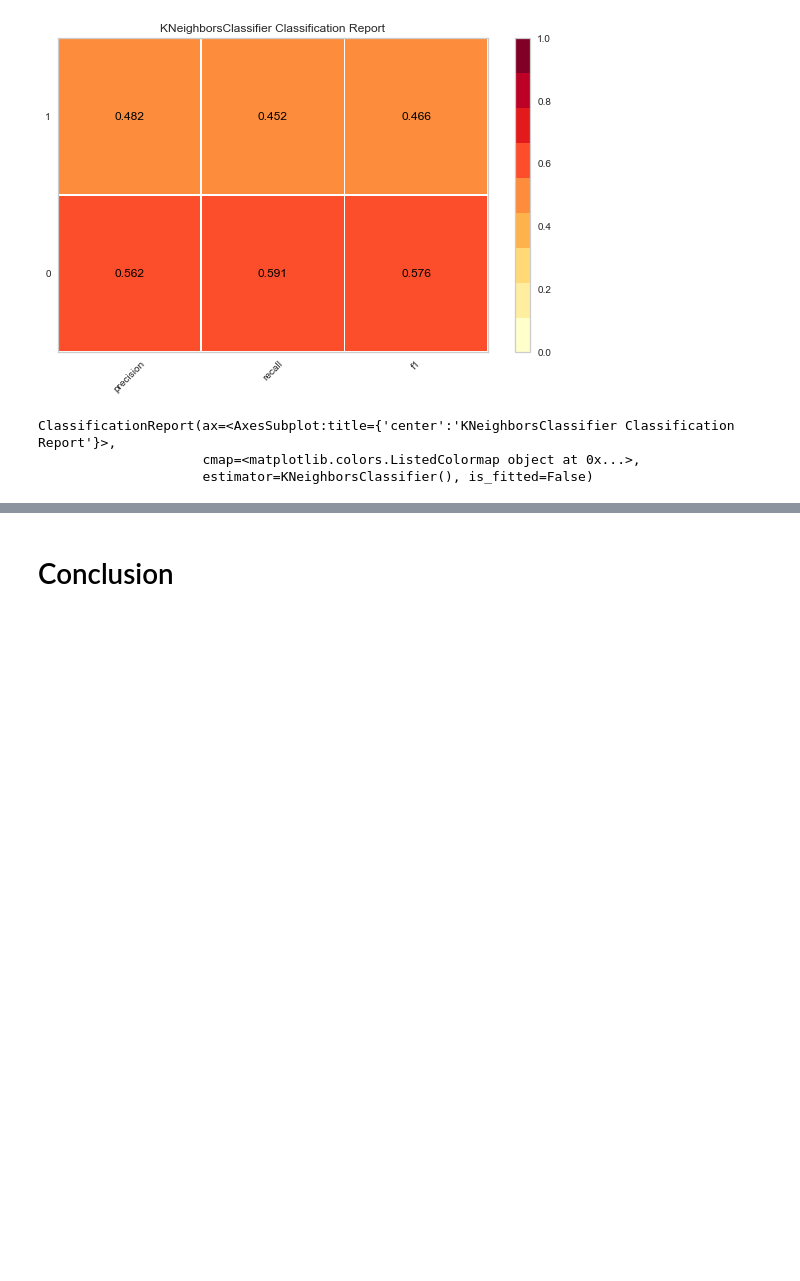
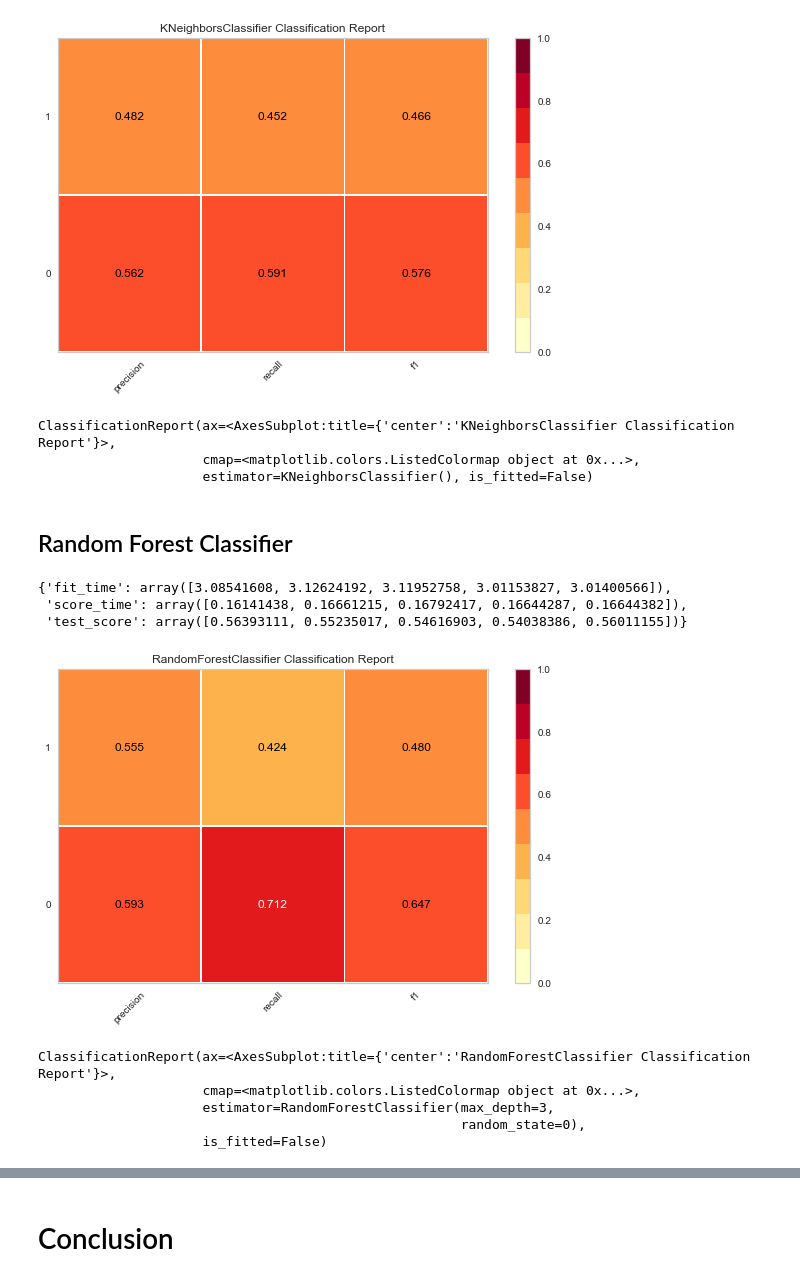
Before and after one commit to georgetown-analytics/MLB, a Jupyter notebook: ML_Wrangling.ipynb, the cells around one changed output, grey strips where cells are left out. Cells and saved outputs as stored; diff of their text form; code cells hidden in the pictures; blank space fills up the shorter version.

Commit message:
reandom forest model added

```diff
--- a/ML_Wrangling.ipynb
+++ b/ML_Wrangling.ipynb
@@ -225,3 +226,21 @@ classification_report(KNeighborsClassifier(n_neighbors=5), X_train, y_train, X_t
 ClassificationReport(ax=<AxesSubplot:title={'center':'KNeighborsClassifier Classification Report'}>,
                      cmap=<matplotlib.colors.ListedColormap object at 0x...>,
                      estimator=KNeighborsClassifier(), is_fitted=False)
+# %% [markdown]
+## Random Forest Classifier
+# %%
+cross_validate(RandomForestClassifier(max_depth=3, random_state=0), X_train, y_train,
+               scoring='f1_macro')
+# %% [output]
+{'fit_time': array([3.08541608, 3.12624192, 3.11952758, 3.01153827, 3.01400566]),
+ 'score_time': array([0.16141438, 0.16661215, 0.16792417, 0.16644287, 0.16644382]),
+ 'test_score': array([0.56393111, 0.55235017, 0.54616903, 0.54038386, 0.56011155])}
+# %%
+classification_report(RandomForestClassifier(max_depth=3, random_state=0), X_train, y_train, X_test, y_test,scoring='f1_macro', is_fitted=False)
+# %% [output]
+[figure, added]
+ClassificationReport(ax=<AxesSubplot:title={'center':'RandomForestClassifier Classification Report'}>,
+                     cmap=<matplotlib.colors.ListedColormap object at 0x...>,
+                     estimator=RandomForestClassifier(max_depth=3,
+                                                      random_state=0),
+                     is_fitted=False)
```
Also changed, not shown: parts of 6 cells of this notebook.
